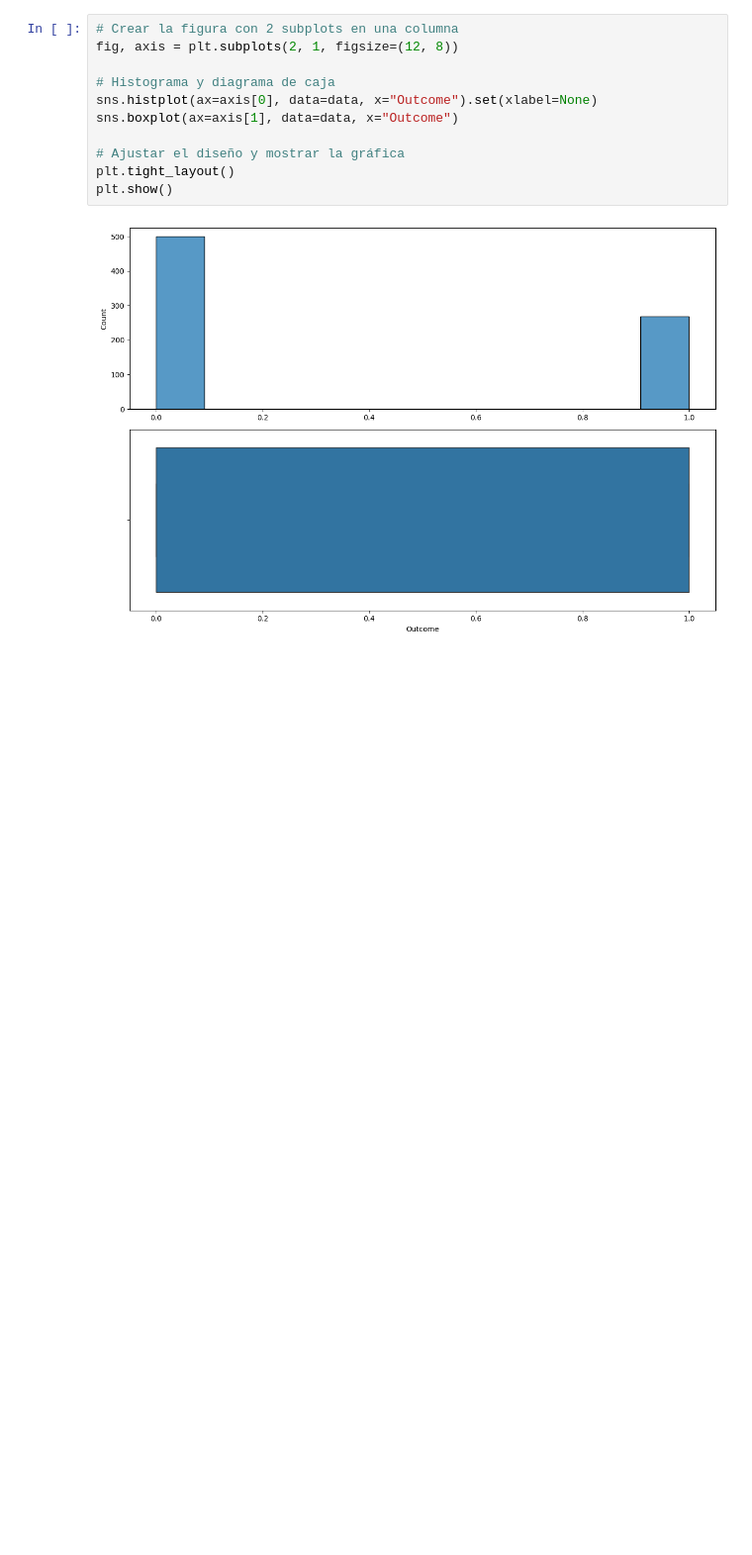
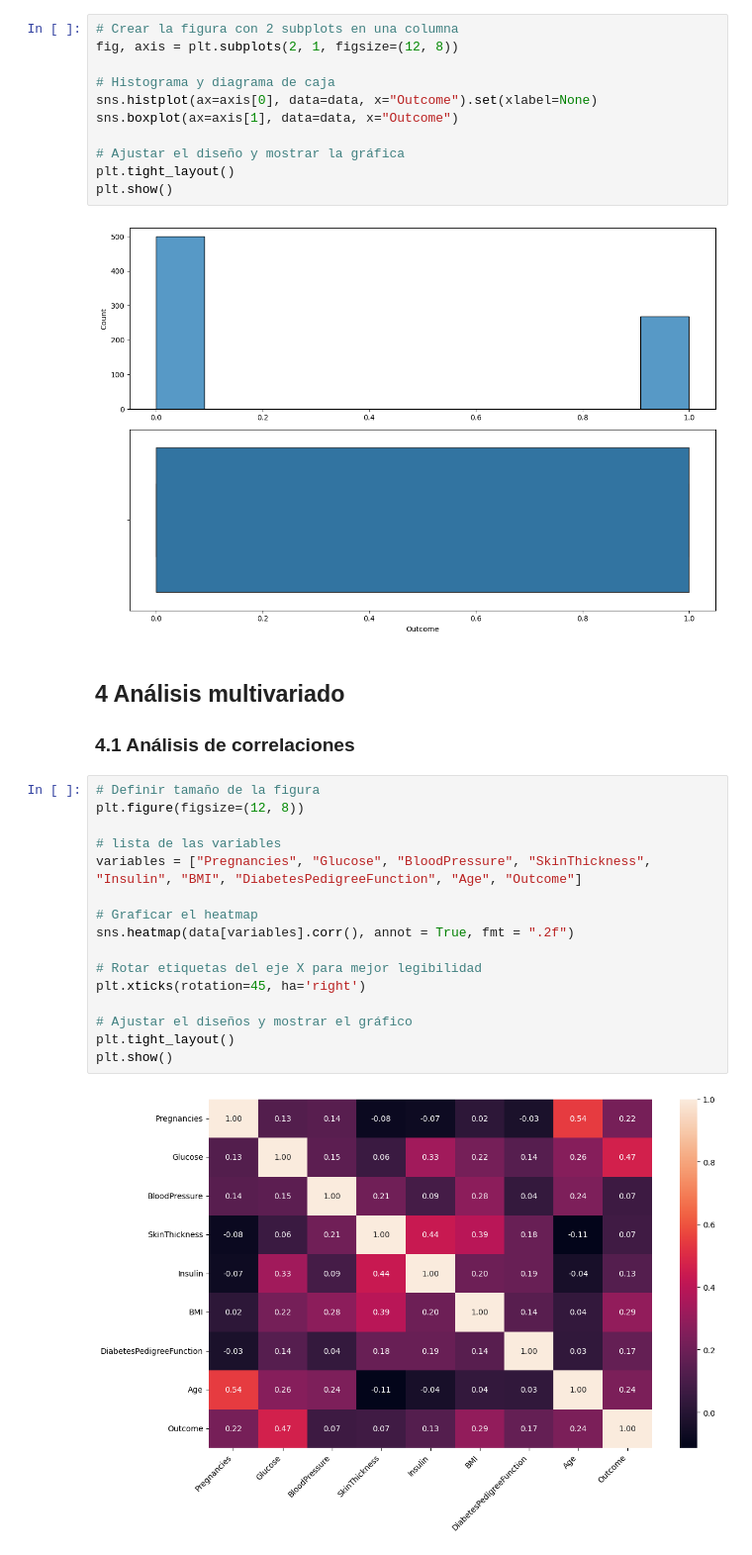
Before and after one commit to 4GeeksAcademy/machine-learning-python-template_decision_tree_ds_13_david, a Jupyter notebook: src/explore.ipynb, the cells around one changed output. Shown at 99% size. Saved outputs shown, nothing was run; the diff lists cells and outputs as text; blank space fills up the shorter version.

```diff
--- a/src/explore.ipynb
+++ b/src/explore.ipynb
@@ -137,3 +147,25 @@ plt.tight_layout()
 plt.show()
 # %% [output]
 [figure]
+# %% [markdown]
+## **4 Análisis multivariado**
+
+### **4.1 Análisis de correlaciones**
+# %%
+# Definir tamaño de la figura
+plt.figure(figsize=(12, 8))
+
+# lista de las variables
+variables = ["Pregnancies", "Glucose", "BloodPressure", "SkinThickness", "Insulin", "BMI", "DiabetesPedigreeFunction", "Age", "Outcome"]
+
+# Graficar el heatmap
+sns.heatmap(data[variables].corr(), annot = True, fmt = ".2f")
+
+# Rotar etiquetas del eje X para mejor legibilidad
+plt.xticks(rotation=45, ha='right')
+
+# Ajustar el diseños y mostrar el gráfico
+plt.tight_layout()
+plt.show()
+# %% [output]
+[figure, added]
```
Also changed, not shown: parts of 23 cells of this notebook, 2 other files.
